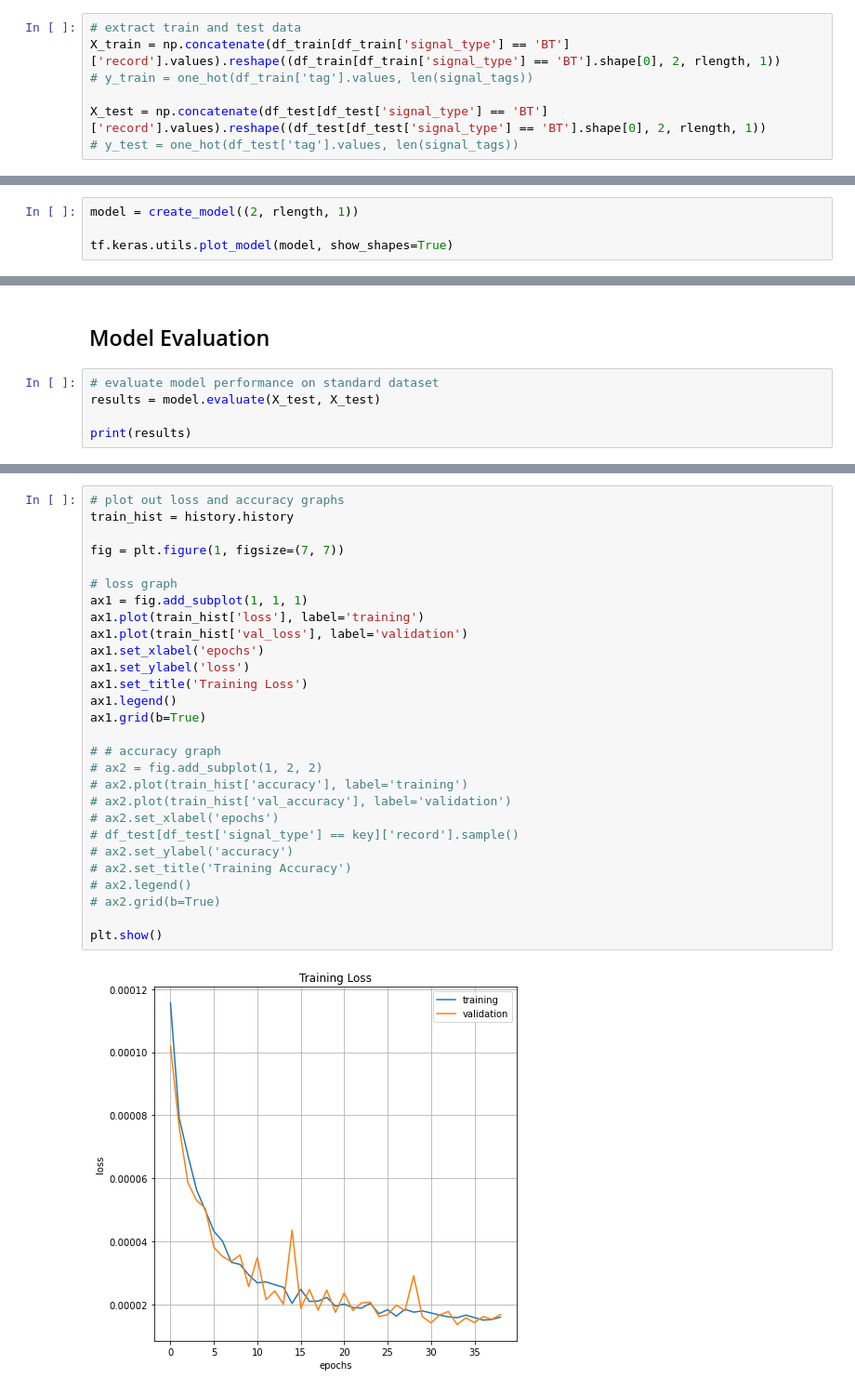
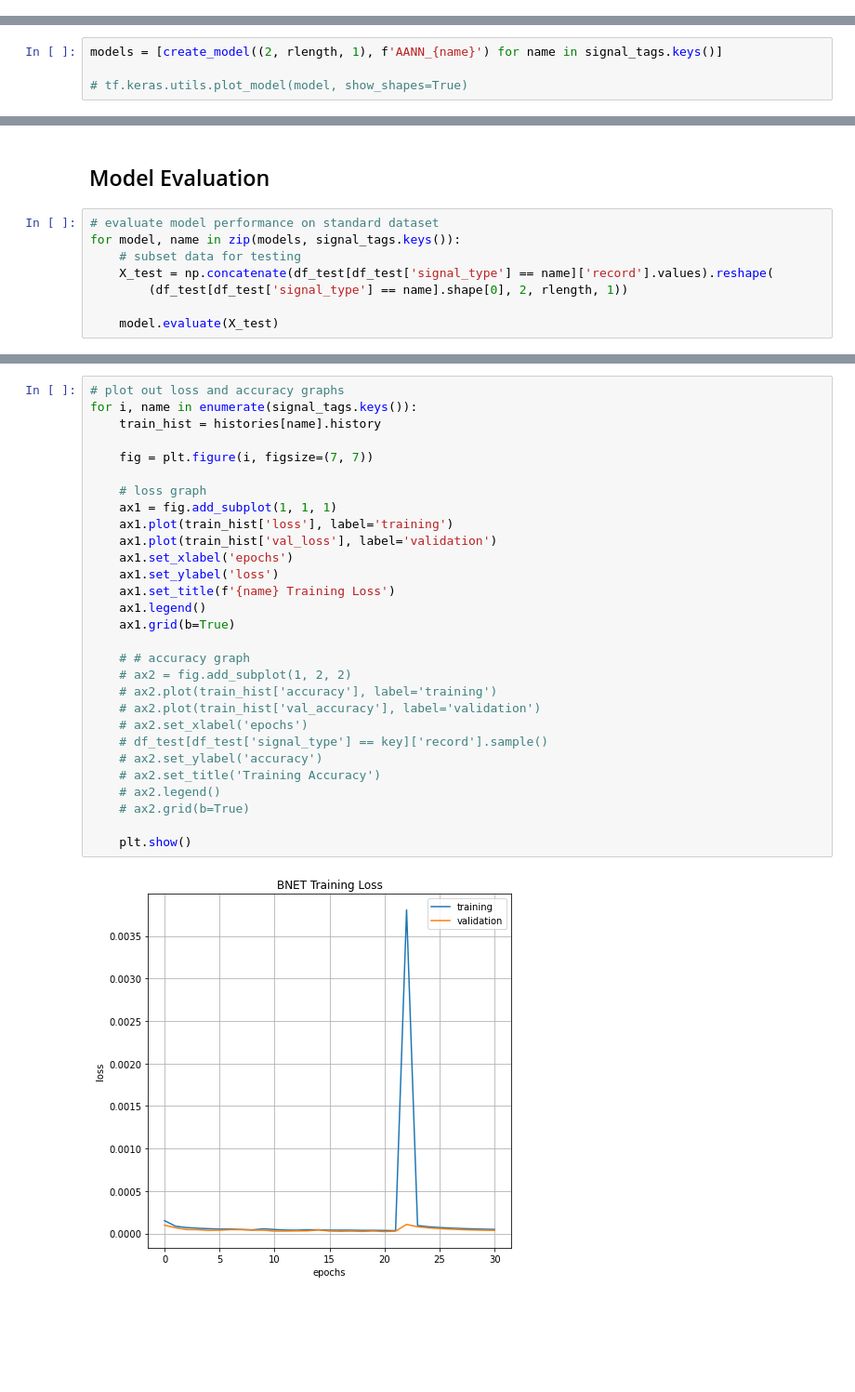
Before and after one commit to yakisoap-bar/internship-stuff, a Jupyter notebook: training_notebooks/AANN.ipynb, the cells around one changed output, grey strips where cells are left out. Shown at 93% size. Drawn from its saved outputs; the diff is of its cells as text; blank space fills up the shorter version.

```diff
--- a/training_notebooks/AANN.ipynb
+++ b/training_notebooks/AANN.ipynb
@@ -290,10 +290,3 @@ plt.show()
-# %%
-# extract train and test data
-X_train = np.concatenate(df_train[df_train['signal_type'] == 'BT']['record'].values).reshape((df_train[df_train['signal_type'] == 'BT'].shape[0], 2, rlength, 1))
-# y_train = one_hot(df_train['tag'].values, len(signal_tags))
-
-X_test = np.concatenate(df_test[df_test['signal_type'] == 'BT']['record'].values).reshape((df_test[df_test['signal_type'] == 'BT'].shape[0], 2, rlength, 1))
-# y_test = one_hot(df_test['tag'].values, len(signal_tags))
 # %% [markdown]
 ## Model construction and training
 This particular model cannot be fully constructed using the Keras API due to the use of skip-connections, instead the Tensorflow Functional API is used.
@@ -356,6 +355,6 @@ def create_model(in_dim):
 
     return model
 # %%
-model = create_model((2, rlength, 1))
+models = [create_model((2, rlength, 1), f'AANN_{name}') for name in signal_tags.keys()]
 
-tf.keras.utils.plot_model(model, show_shapes=True)
+# tf.keras.utils.plot_model(model, show_shapes=True)
@@ -418,7 +437,10 @@ Epoch 00039: early stopping
 ## Model Evaluation
 # %%
 # evaluate model performance on standard dataset
-results = model.evaluate(X_test, X_test)
+for model, name in zip(models, signal_tags.keys()):
+    # subset data for testing
+    X_test = np.concatenate(df_test[df_test['signal_type'] == name]['record'].values).reshape(
+        (df_test[df_test['signal_type'] == name].shape[0], 2, rlength, 1))
 
-print(results)
+    model.evaluate(X_test)
 # %% [output]
@@ -427,30 +454,31 @@ print(results)
 # %%
 # plot out loss and accuracy graphs
-train_hist = history.history
+for i, name in enumerate(signal_tags.keys()):
+    train_hist = histories[name].history
 
-fig = plt.figure(1, figsize=(7, 7))
+    fig = plt.figure(i, figsize=(7, 7))
 
-# loss graph
-ax1 = fig.add_subplot(1, 1, 1)
-ax1.plot(train_hist['loss'], label='training')
-ax1.plot(train_hist['val_loss'], label='validation')
-ax1.set_xlabel('epochs')
-ax1.set_ylabel('loss')
-ax1.set_title('Training Loss')
-ax1.legend()
-ax1.grid(b=True)
+    # loss graph
+    ax1 = fig.add_subplot(1, 1, 1)
+    ax1.plot(train_hist['loss'], label='training')
+    ax1.plot(train_hist['val_loss'], label='validation')
+    ax1.set_xlabel('epochs')
+    ax1.set_ylabel('loss')
+    ax1.set_title(f'{name} Training Loss')
+    ax1.legend()
+    ax1.grid(b=True)
 
-# # accuracy graph
-# ax2 = fig.add_subplot(1, 2, 2)
-# ax2.plot(train_hist['accuracy'], label='training')
-# ax2.plot(train_hist['val_accuracy'], label='validation')
-# ax2.set_xlabel('epochs')
-# df_test[df_test['signal_type'] == key]['record'].sample()
-# ax2.set_ylabel('accuracy')
-# ax2.set_title('Training Accuracy')
-# ax2.legend()
-# ax2.grid(b=True)
+    # # accuracy graph
+    # ax2 = fig.add_subplot(1, 2, 2)
+    # ax2.plot(train_hist['accuracy'], label='training')
+    # ax2.plot(train_hist['val_accuracy'], label='validation')
+    # ax2.set_xlabel('epochs')
+    # df_test[df_test['signal_type'] == key]['record'].sample()
+    # ax2.set_ylabel('accuracy')
+    # ax2.set_title('Training Accuracy')
+    # ax2.legend()
+    # ax2.grid(b=True)
 
-plt.show()
+    plt.show()
 # %% [output]
-[figure, old version]
+[figure, new version]
```
Also changed, not shown: parts of 12 cells of this notebook.
